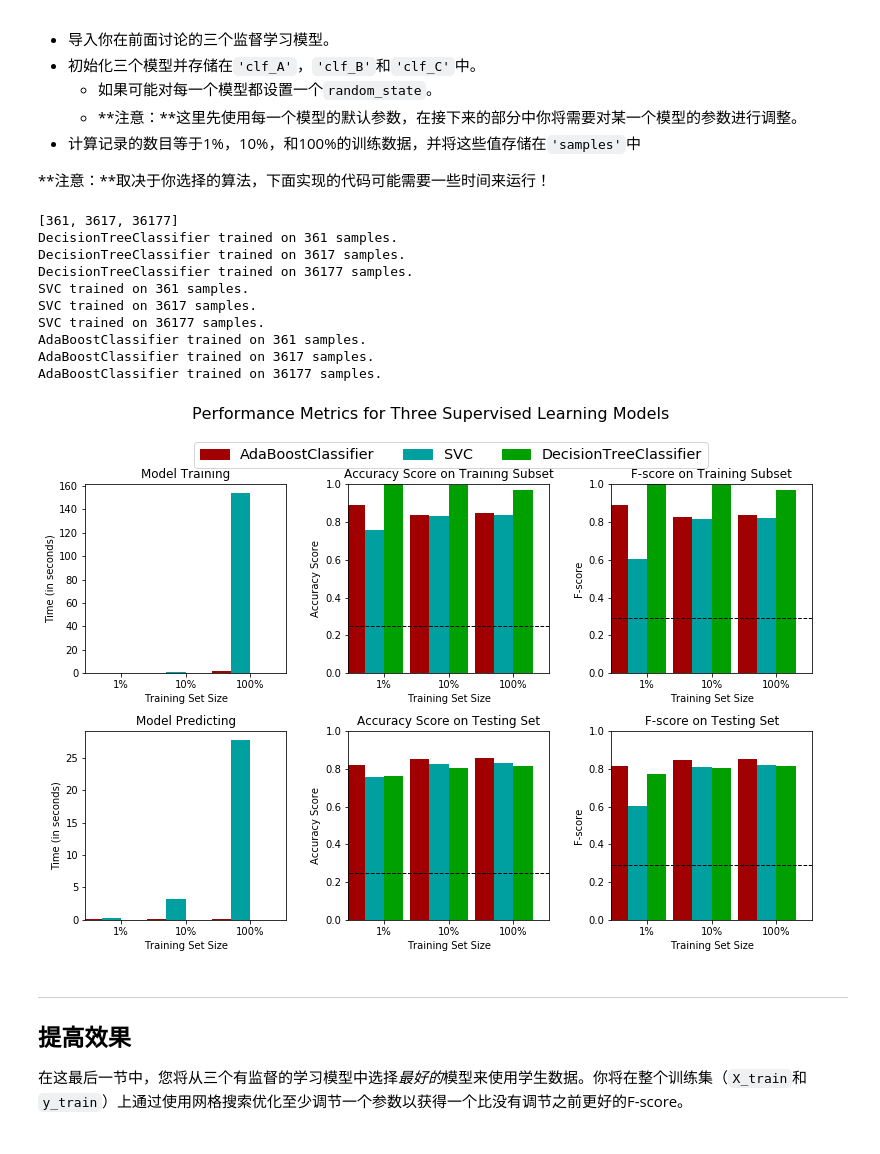
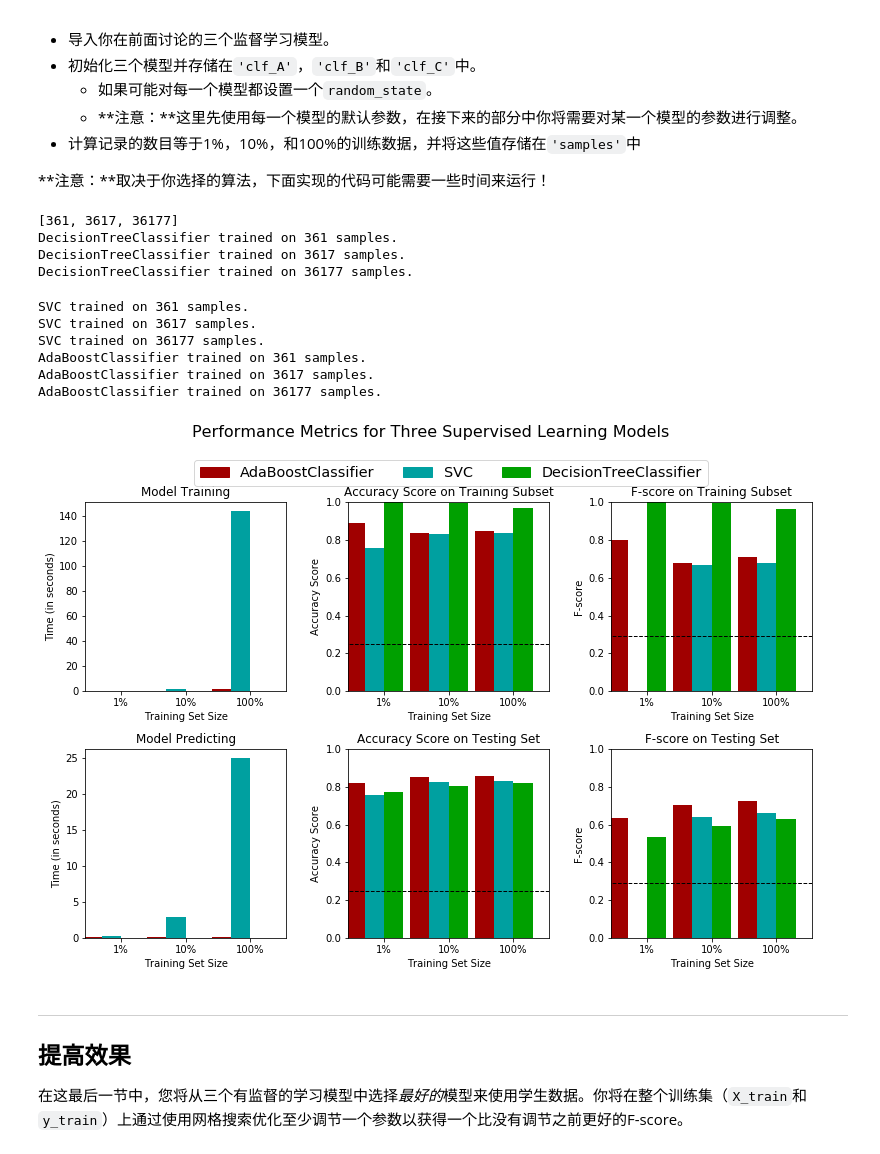
Before and after one commit to leiandyun/finding_donors, a Jupyter notebook: finding_donors.ipynb, the cells around one changed output. Saved outputs shown, nothing was run; the diff lists cells and outputs as text; code cells hidden in the pictures.

```diff
--- a/finding_donors.ipynb
+++ b/finding_donors.ipynb
@@ -296,10 +295,10 @@ def train_predict(learner, sample_size, X_train, y_train, X_test, y_test):
     results['acc_test'] = accuracy_score(y_test,predictions_test)
 
     # TODO：计算在最前面300个训练数据上的F-score
-    results['f_train'] = fbeta_score(y_train[: 300], predictions_train, beta = 0.5, average ='weighted' )
+    results['f_train'] = fbeta_score(y_train[: 300], predictions_train, beta = 0.5)
 
     # TODO：计算测试集上的F-score
-    results['f_test'] = fbeta_score(y_test, predictions_test,beta = 0.5, average ='weighted' )
+    results['f_test'] = fbeta_score(y_test, predictions_test,beta = 0.5)
 
     # 成功
     print "{} trained on {} samples.".format(learner.__class__.__name__, sample_size)
@@ -318,40 +317,43 @@ def train_predict(learner, sample_size, X_train, y_train, X_test, y_test):
 **注意：**取决于你选择的算法，下面实现的代码可能需要一些时间来运行！
 # %%
 # TODO：从sklearn中导入三个监督学习模型
-from sklearn import tree,svm,ensemble
+#from sklearn import tree,svm,ensemble
+from sklearn.tree import DecisionTreeClassifier
+from sklearn.svm import SVC
+from sklearn.ensemble import AdaBoostClassifier
 # TODO：初始化三个模型
-clf_A = tree.DecisionTreeClassifier()
-clf_B = svm.SVC()
-clf_C = ensemble.AdaBoostClassifier()
+clf_A = DecisionTreeClassifier(random_state = 0)
+clf_B = SVC(random_state = 0)
+clf_C = AdaBoostClassifier(random_state = 0)
 
 # TODO：计算1%， 10%， 100%的训练数据分别对应多少点
 samples_1 = int(X_train.shape[0]*0.01)
 samples_10 = int(X_train.shape[0]*0.1)
 samples_100 = int(X_train.shape[0]*1)
 print [samples_1,samples_10,samples_100]
 # 收集学习器的结果
 results = {}
 for clf in [clf_A, clf_B, clf_C]:
     clf_name = clf.__class__.__name__
     results[clf_name] = {}
     for i, samples in enumerate([samples_1, samples_10, samples_100]):
         results[clf_name][i] = train_predict(clf, samples, X_train, y_train, X_test, y_test)
 
 
 # 对选择的三个模型得到的评价结果进行可视化
 vs.evaluate(results, accuracy, fscore)
 # %% [output]
 [361, 3617, 36177]
 DecisionTreeClassifier trained on 361 samples.
 DecisionTreeClassifier trained on 3617 samples.
 DecisionTreeClassifier trained on 36177 samples.
-SVC trained on 361 samples.
-SVC trained on 3617 samples.
-SVC trained on 36177 samples.
-AdaBoostClassifier trained on 361 samples.
-AdaBoostClassifier trained on 3617 samples.
-AdaBoostClassifier trained on 36177 samples.
+SVC trained on 361 samples.
+SVC trained on 3617 samples.
+SVC trained on 36177 samples.
+AdaBoostClassifier trained on 361 samples.
+AdaBoostClassifier trained on 3617 samples.
+AdaBoostClassifier trained on 36177 samples.
-[figure, old version]
+[figure, new version]
 # %% [markdown]
 ----
 ## 提高效果
```
Also changed, not shown: parts of 2 cells of this notebook, 1 other file.
